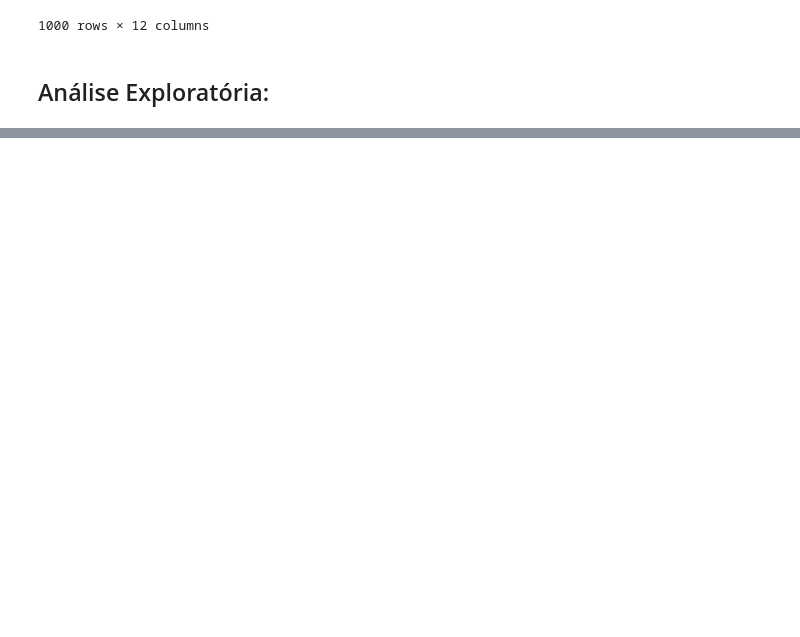
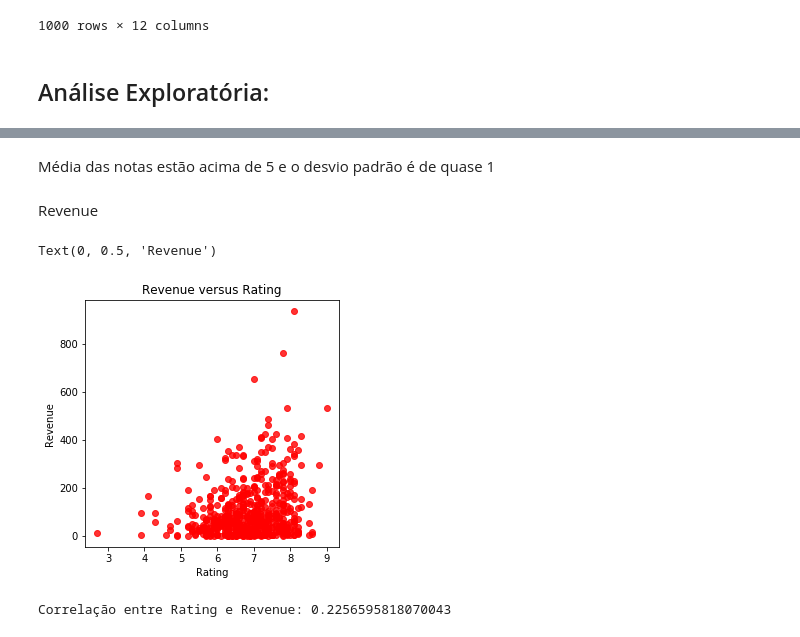
Before and after one commit to lfcarrete/CD_Projeto_3, a Jupyter notebook: Projeto 3.ipynb, the cells around one changed output, grey strips where cells are left out. Cells and saved outputs as stored; diff of their text form; code cells hidden in the pictures; blank space fills up the shorter version.

```diff
--- a/Projeto 3.ipynb
+++ b/Projeto 3.ipynb
@@ -77,0 +120,20 @@ dados
+# %% [markdown]
+Média das notas estão acima de 5 e o desvio padrão é de quase 1
+# %% [markdown]
+Revenue
+# %%
+re = dados_na["Rating"]
+z = dados_na["Revenue (Millions)"]
+fig = plt.figure(figsize=(10, 10))
+plt.subplot(221)
+plt.scatter(re, z, c='red', alpha=0.8)
+plt.title('Revenue versus Rating')
+plt.xlabel('Rating')
+plt.ylabel('Revenue')
+# %% [output]
+Text(0, 0.5, 'Revenue')
+[figure, added]
+# %%
+print("Correlação entre Rating e Revenue:",np.corrcoef(re, z)[0,1])
+# %% [output]
+Correlação entre Rating e Revenue: 0.2256595818070043
```
Also changed, not shown: parts of 11 cells of this notebook.
